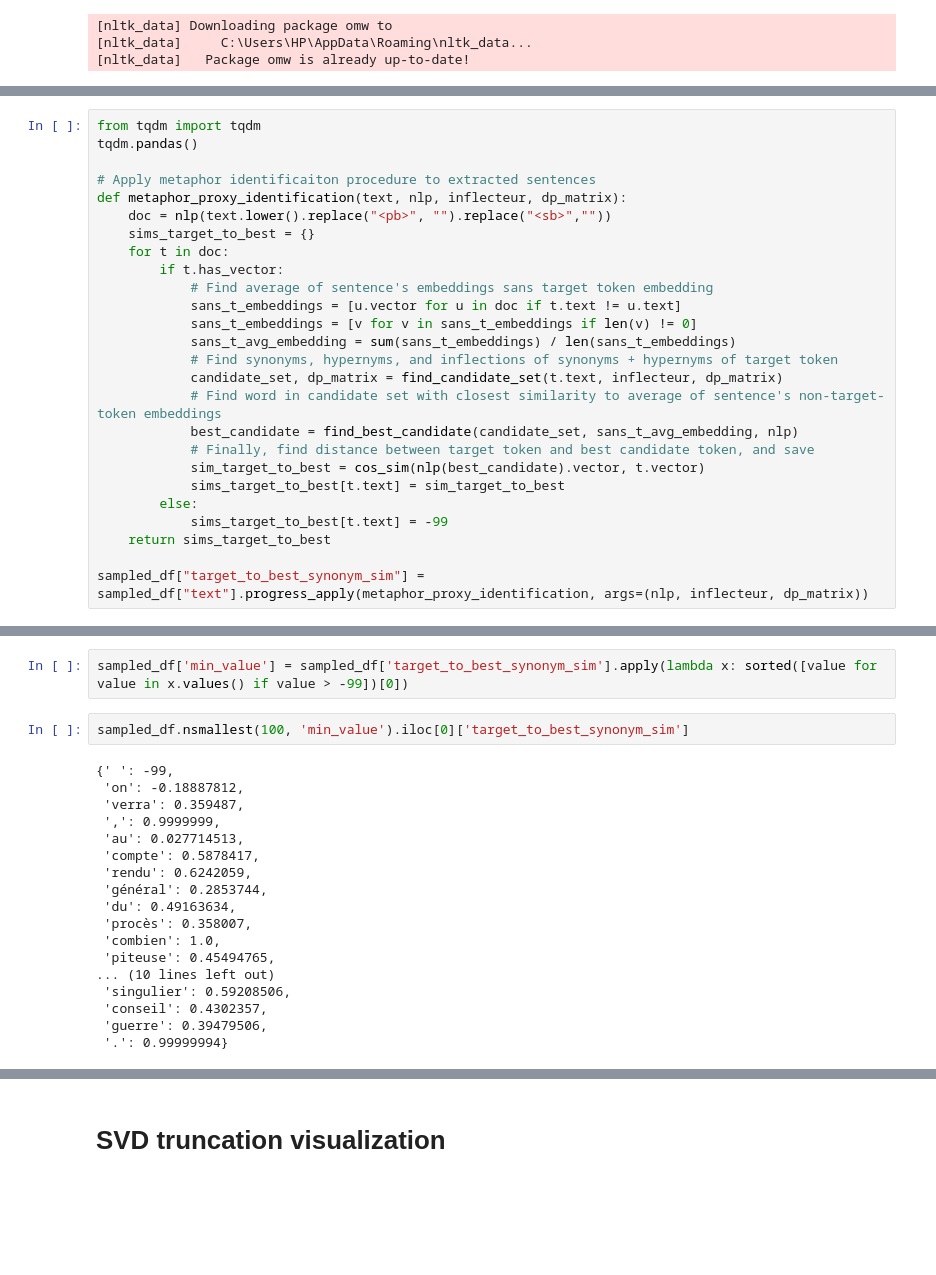
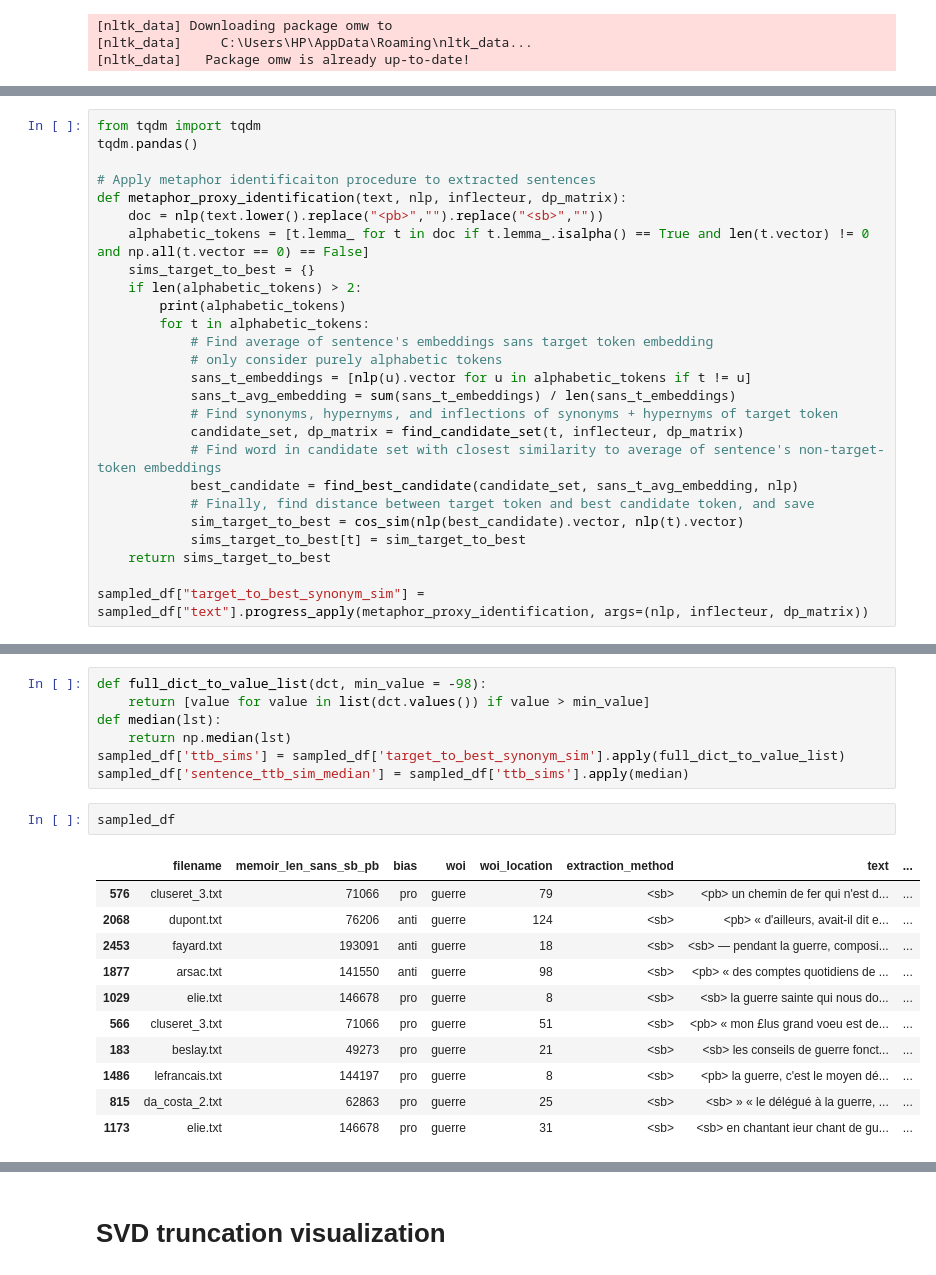
Before and after one commit to shayayan/commune_memoirs_epfl_dh412, a Jupyter notebook: memoir_cleaning.ipynb, the cells around one changed output, grey strips where cells are left out. Cells and saved outputs as stored; diff of their text form; blank space fills up the shorter version.

```diff
--- a/memoir_cleaning.ipynb
+++ b/memoir_cleaning.ipynb
@@ -571,23 +592,23 @@ tqdm.pandas()
 
 # Apply metaphor identificaiton procedure to extracted sentences
 def metaphor_proxy_identification(text, nlp, inflecteur, dp_matrix):
-    doc = nlp(text.lower().replace("<pb>", "").replace("<sb>",""))
+    doc = nlp(text.lower().replace("<pb>","").replace("<sb>",""))
+    alphabetic_tokens = [t.lemma_ for t in doc if t.lemma_.isalpha() == True and len(t.vector) != 0 and np.all(t.vector == 0) == False]
     sims_target_to_best = {}
-    for t in doc:
-        if t.has_vector:
+    if len(alphabetic_tokens) > 2:
+        print(alphabetic_tokens)
+        for t in alphabetic_tokens:
             # Find average of sentence's embeddings sans target token embedding
-            sans_t_embeddings = [u.vector for u in doc if t.text != u.text]
-            sans_t_embeddings = [v for v in sans_t_embeddings if len(v) != 0]
+            # only consider purely alphabetic tokens
+            sans_t_embeddings = [nlp(u).vector for u in alphabetic_tokens if t != u]
             sans_t_avg_embedding = sum(sans_t_embeddings) / len(sans_t_embeddings)
             # Find synonyms, hypernyms, and inflections of synonyms + hypernyms of target token
-            candidate_set, dp_matrix = find_candidate_set(t.text, inflecteur, dp_matrix)
+            candidate_set, dp_matrix = find_candidate_set(t, inflecteur, dp_matrix)
             # Find word in candidate set with closest similarity to average of sentence's non-target-token embeddings
             best_candidate = find_best_candidate(candidate_set, sans_t_avg_embedding, nlp)
             # Finally, find distance between target token and best candidate token, and save
-            sim_target_to_best = cos_sim(nlp(best_candidate).vector, t.vector)
-            sims_target_to_best[t.text] = sim_target_to_best
-        else:
-            sims_target_to_best[t.text] = -99
+            sim_target_to_best = cos_sim(nlp(best_candidate).vector, nlp(t).vector)
+            sims_target_to_best[t] = sim_target_to_best
     return sims_target_to_best
 
 sampled_df["target_to_best_synonym_sim"] = sampled_df["text"].progress_apply(metaphor_proxy_identification, args=(nlp, inflecteur, dp_matrix))
@@ -594,22 +626,21 @@ sampled_df["target_to_best_synonym_sim"] = sampled_df["text"].progress_apply(met
-# %%
-sampled_df['min_value'] = sampled_df['target_to_best_synonym_sim'].apply(lambda x: sorted([value for value in x.values() if value > -99])[0])
-# %%
-sampled_df.nsmallest(100, 'min_value').iloc[0]['target_to_best_synonym_sim']
-# %% [output]
-{' ': -99,
- 'on': -0.18887812,
- 'verra': 0.359487,
- ',': 0.9999999,
- 'au': 0.027714513,
- 'compte': 0.5878417,
- 'rendu': 0.6242059,
- 'général': 0.2853744,
- 'du': 0.49163634,
- 'procès': 0.358007,
- 'combien': 1.0,
- 'piteuse': 0.45494765,
-... (10 lines left out)
- 'singulier': 0.59208506,
- 'conseil': 0.4302357,
- 'guerre': 0.39479506,
- '.': 0.99999994}
+# %%
+def full_dict_to_value_list(dct, min_value = -98):
+    return [value for value in list(dct.values()) if value > min_value]
+def median(lst):
+    return np.median(lst)
+sampled_df['ttb_sims'] = sampled_df['target_to_best_synonym_sim'].apply(full_dict_to_value_list)
+sampled_df['sentence_ttb_sim_median'] = sampled_df['ttb_sims'].apply(median)
+# %%
+sampled_df
+# %% [output]
+|  | filename | memoir_len_sans_sb_pb | bias | woi | woi_location | extraction_method | text | ... |
+| 576 | cluseret_3.txt | 71066 | pro | guerre | 79 | <sb> | <pb> un chemin de fer qui n'est d... | ... |
+| 2068 | dupont.txt | 76206 | anti | guerre | 124 | <sb> | <pb> « d'ailleurs, avait-il dit e... | ... |
+| 2453 | fayard.txt | 193091 | anti | guerre | 18 | <sb> | <sb> — pendant la guerre, composi... | ... |
+| 1877 | arsac.txt | 141550 | anti | guerre | 98 | <sb> | <pb> « des comptes quotidiens de ... | ... |
+| 1029 | elie.txt | 146678 | pro | guerre | 8 | <sb> | <sb> la guerre sainte qui nous do... | ... |
+| 566 | cluseret_3.txt | 71066 | pro | guerre | 51 | <sb> | <pb> « mon £lus grand voeu est de... | ... |
+| 183 | beslay.txt | 49273 | pro | guerre | 21 | <sb> | <sb> les conseils de guerre fonct... | ... |
+| 1486 | lefrancais.txt | 144197 | pro | guerre | 8 | <sb> | <pb> la guerre, c'est le moyen dé... | ... |
+| 815 | da_costa_2.txt | 62863 | pro | guerre | 25 | <sb> | <sb> » « le délégué à la guerre, ... | ... |
+| 1173 | elie.txt | 146678 | pro | guerre | 31 | <sb> | <sb> en chantant ieur chant de gu... | ... |
```
Also changed, not shown: parts of 5 cells of this notebook, 1 other file.
